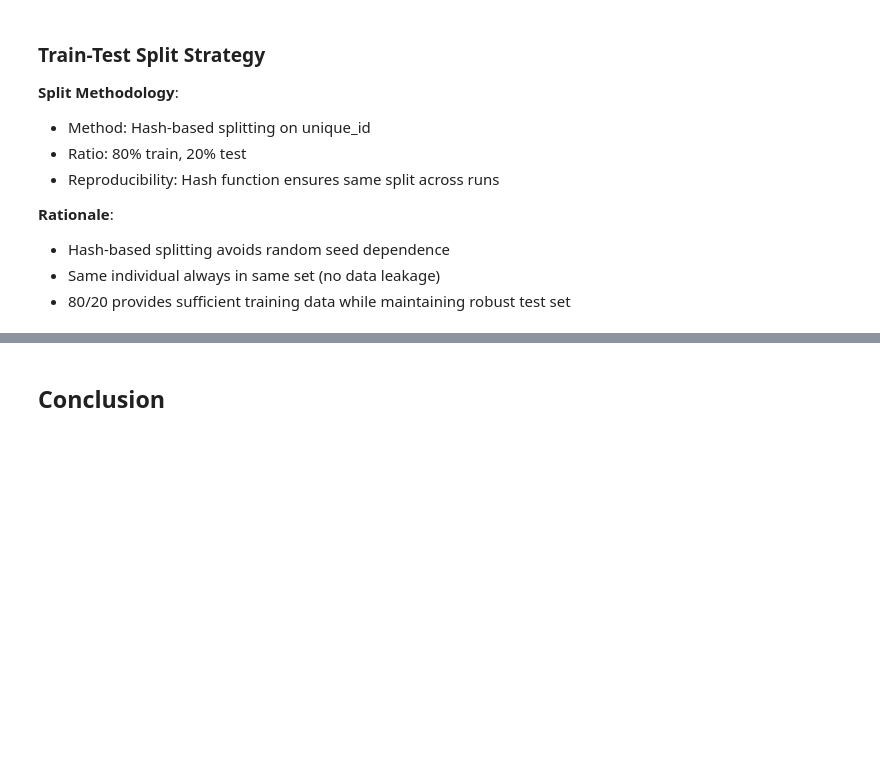
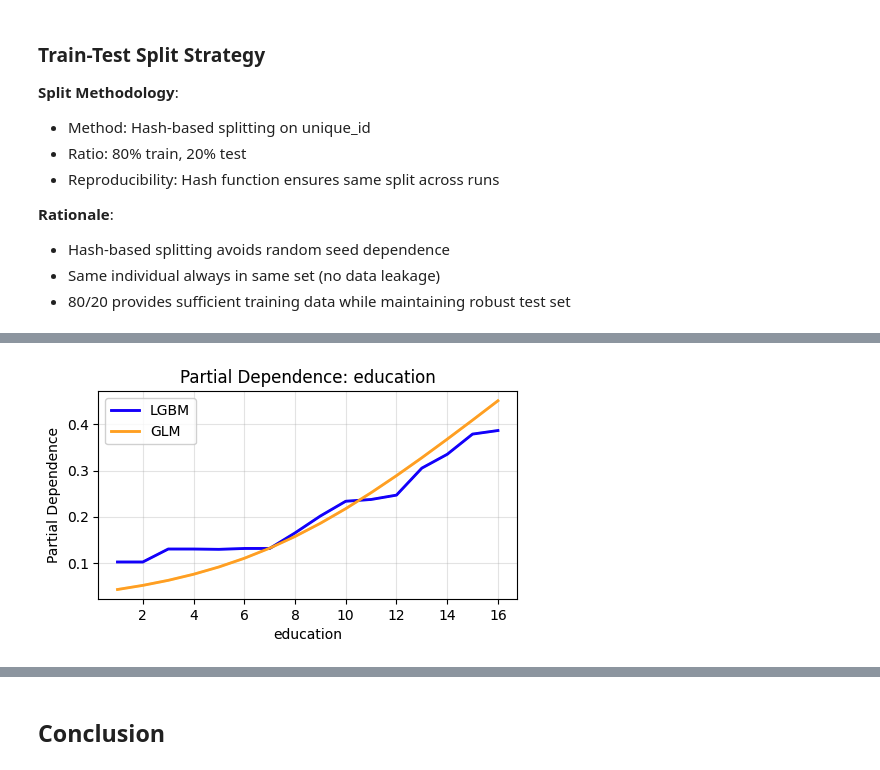
Before and after one commit to caitpj/d100_d400_income_predict, a Jupyter notebook: src/notebooks/final_report.ipynb, the cells around one changed output, grey strips where cells are left out. Saved outputs shown, nothing was run; the diff lists cells and outputs as text; code cells hidden in the pictures; blank space fills up the shorter version.

```diff
--- a/src/notebooks/final_report.ipynb
+++ b/src/notebooks/final_report.ipynb
@@ -386,0 +433,8 @@ Metric Selection and Rationale:
+# %%
+from IPython.display import display, Image
+
+image_path = src_directory / "notebooks" / "visualisations" / "images"
+
+display(Image(filename=image_path / "partial_dependence_education.png"))
+# %% [output]
+[figure, added]
```
Also changed, not shown: parts of 17 cells of this notebook, 7 other files.
